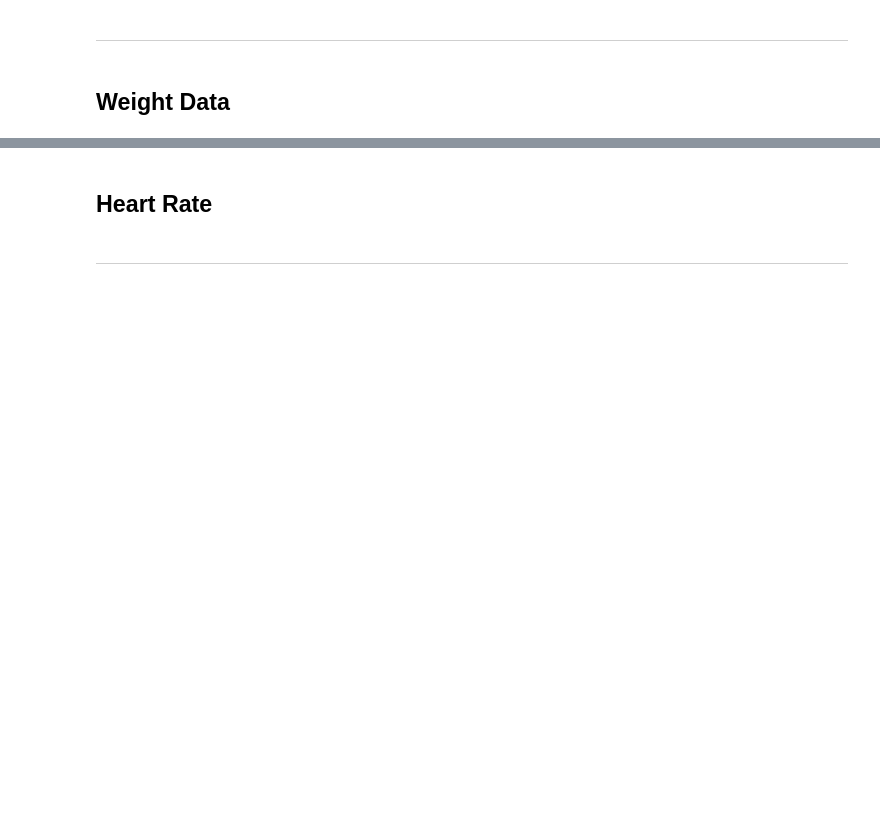
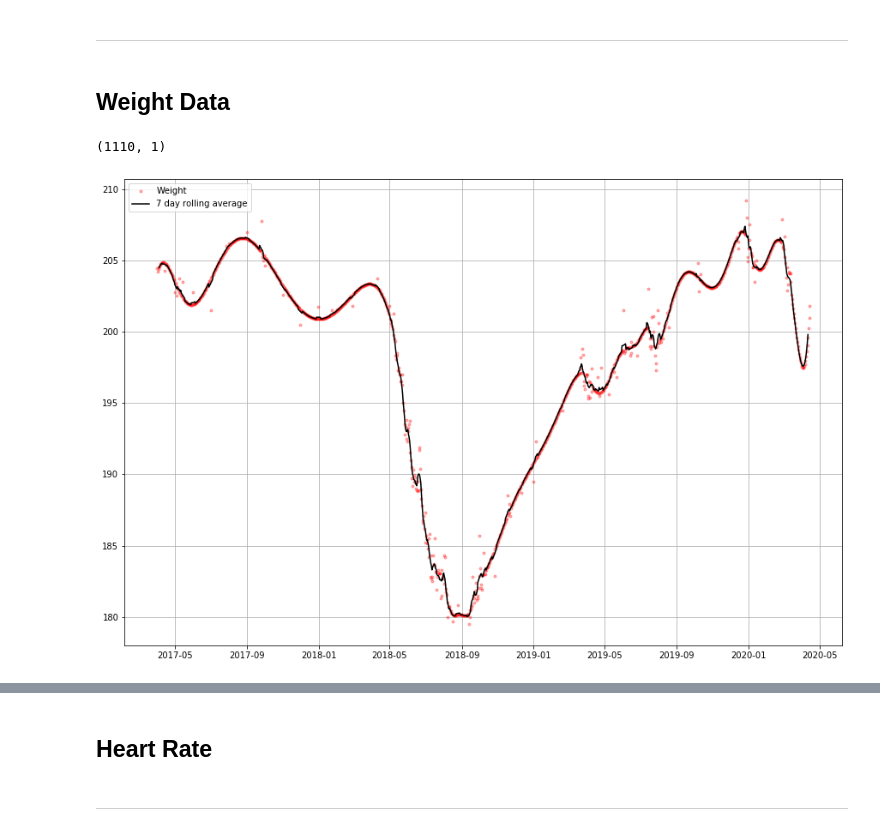
Before and after one commit to gregmames/qs_ledger, a Jupyter notebook: apple_health/apple_health_data_processor.ipynb, the cells around one changed output, grey strips where cells are left out. Saved outputs shown, nothing was run; the diff lists cells and outputs as text; code cells hidden in the pictures; blank space fills up the shorter version.

```diff
--- a/apple_health/apple_health_data_processor.ipynb
+++ b/apple_health/apple_health_data_processor.ipynb
@@ -272,2 +204,63 @@ weight.drop(['device', 'creationDate'], axis=1)
+# %%
+#import fitbit weight data
+weight2 = pd.read_csv("data/fitbit_weight.csv")
+
+weight2['Date'] = pd.to_datetime(weight2['Date'])
+weight2['date'] = weight2['Date'].dt.strftime('%Y-%m-%d')
+weight2 = weight2.drop(['Date','BMI'], axis=1)
+
+# weight2.head(10)
+# %%
+#merge with fitbit data
+# print(weight.shape)
+weight = pd.concat([weight2,weight], ignore_index=True)
+# print(weight.shape)
+# %%
+# parse out date and time elements
+weight['Date'] = pd.to_datetime(weight['date'])
+# weight['year_month'] = weight['Date'].dt.strftime('%Y-%m')
+# weight['year'] = weight['Date'].dt.year
+# weight['month'] = weight['Date'].dt.month
+# weight['day'] = weight['Date'].dt.day
+
+#sort by date and reindex
+weight = weight.sort_values(by='Date', ignore_index=True)
+
+#set Date as index
+weight = weight.drop('date', axis=1).set_index('Date')
+
+# print(weight.head(10))
+# print(weight.shape)
+
+#resample by day and interpolate missing values using splines
+weight = weight.resample('D').interpolate(method='spline', order = 5, axis = 0)
+print(weight.shape)
+
+#create a 7day rolling average
+weight['rolling_avg']=weight.rolling(window=7, center=True).mean()
+
+
+weight.head(10)
+
+
+
+# steps_by_date['RollingMeanSteps'] = steps_by_date.Steps.rolling(window=7, center=True).mean()
+# steps_by_date2=steps_by_date.set_index('date')
+
+plt.figure(figsize=[15,10])
+plt.grid(True)
+plt.plot(weight['Weight'], 'r.', alpha=0.3,label='Weight')
+plt.plot(weight['rolling_avg'], c='k',label='7 day rolling average')
+plt.legend(loc=2)
+# plt.xticks(rotation=45)
+
+plt.show()
+
+# print(weight.head(10))
+# reindex
+# resample
+# %% [output]
+(1110, 1)
+[figure, added]
 # %%
 weight.tail()
```
Also changed, not shown: parts of 32 cells of this notebook, 1 other file.
